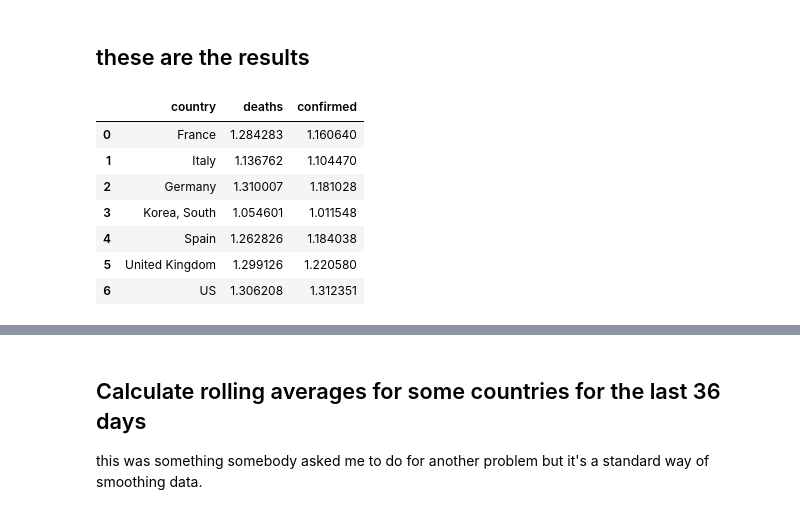
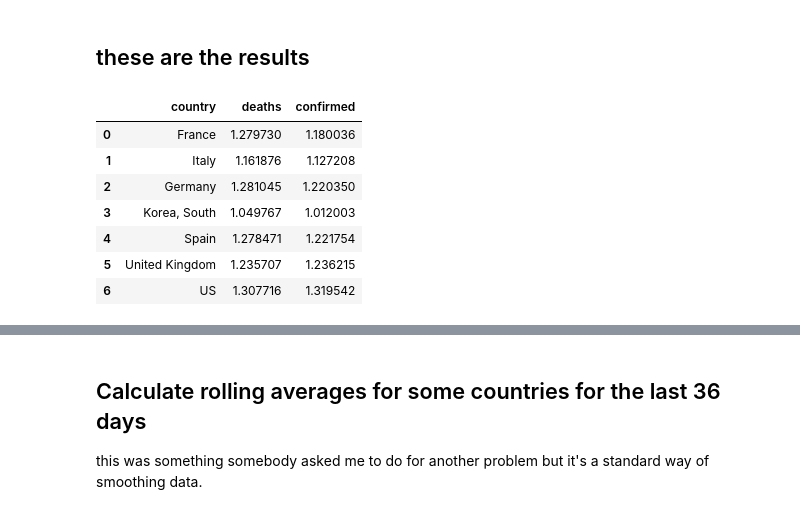
Before and after one commit to macbuse/just-math, a Jupyter notebook: covid_mortality.ipynb, the cells around one changed output, grey strips where cells are left out. Saved outputs shown, nothing was run; the diff lists cells and outputs as text; code cells hidden in the pictures.

```diff
--- a/covid_mortality.ipynb
+++ b/covid_mortality.ipynb
@@ -118,31 +118,33 @@ countries = [x for x in foyers.index if x != 62]
 def lin_reg(mdf, indices, window = 10):
     X = []
     for c in indices:
-        Y = np.log(mdf.iloc[c].values[ -window:].astype(np.float))
-        vv = stats.linregress(np.arange(window), Y)
+        Y = mdf.iloc[c].values[ -window:].astype(np.float)
+        # apply a cut off
+        Y = np.log(Y[Y > 100])
+        vv = stats.linregress(np.arange(len(Y)), Y)
         X.append((c, np.exp(vv.slope), np.exp(vv.intercept).astype(int) ))
     return X
 # %% [markdown]
 ## these are the results
 # %%
-ww = 15
+ww = 20
 
 X = list(zip(* lin_reg(df,cc,window=ww)))
 Z = list(zip(*lin_reg(dfc,cc,window=ww)))
 
 X[2] = Z[1]
 X[0] = [dfc.iloc[x]["Country/Region"] for x in X[0]]
 dff = pd.DataFrame({'country' : X[0], 'deaths': X[1], 'confirmed': X[2]})
 dff
 # %% [output]
 |  | country | deaths | confirmed |
-| 0 | France | 1.284283 | 1.160640 |
-| 1 | Italy | 1.136762 | 1.104470 |
-| 2 | Germany | 1.310007 | 1.181028 |
-| 3 | Korea, South | 1.054601 | 1.011548 |
-| 4 | Spain | 1.262826 | 1.184038 |
-| 5 | United Kingdom | 1.299126 | 1.220580 |
-| 6 | US | 1.306208 | 1.312351 |
+| 0 | France | 1.279730 | 1.180036 |
+| 1 | Italy | 1.161876 | 1.127208 |
+| 2 | Germany | 1.281045 | 1.220350 |
+| 3 | Korea, South | 1.049767 | 1.012003 |
+| 4 | Spain | 1.278471 | 1.221754 |
+| 5 | United Kingdom | 1.235707 | 1.236215 |
+| 6 | US | 1.307716 | 1.319542 |
 # %%
 labels = dfc.iloc[cc]["Country/Region"]
 
```
Also changed, not shown: parts of 2 cells of this notebook.
